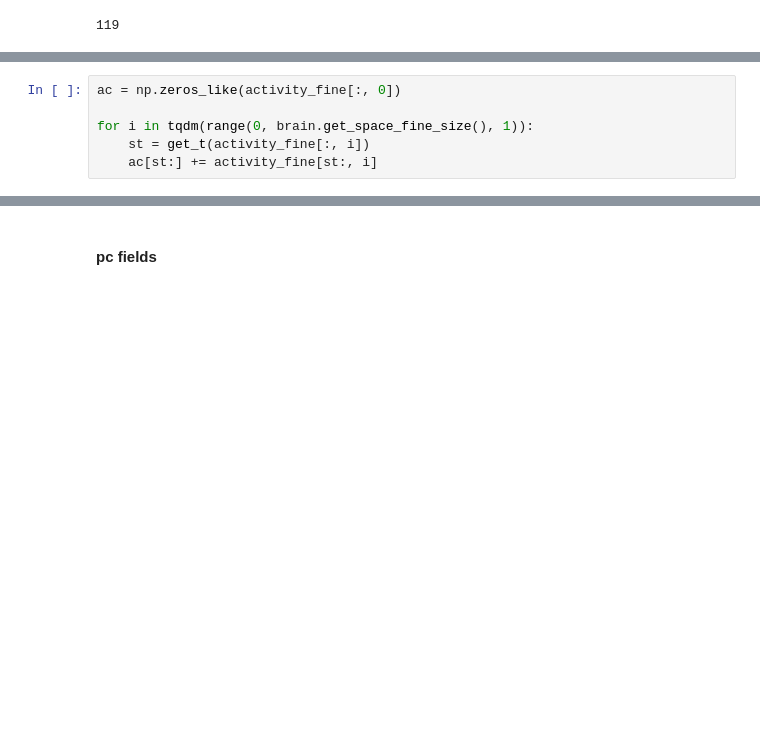
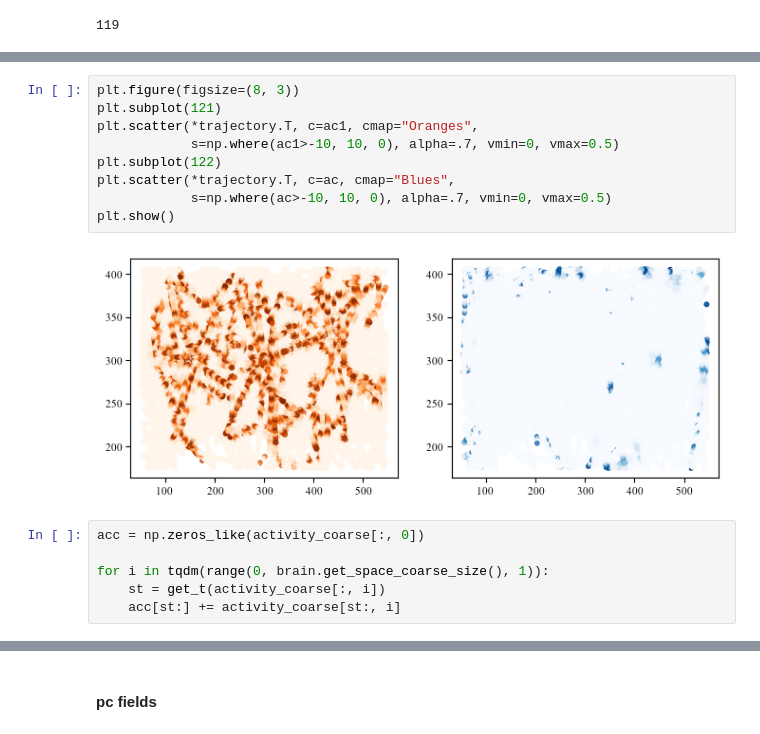
Before and after one commit to iKiru-hub/PCNN, a Jupyter notebook: notebooks/lab_pcore_2.ipynb, the cells around one changed output, grey strips where cells are left out. Drawn from its saved outputs; the diff is of its cells as text; blank space fills up the shorter version.

```diff
--- a/notebooks/lab_pcore_2.ipynb
+++ b/notebooks/lab_pcore_2.ipynb
@@ -942,7 +974,18 @@ plt.show()
+# %%
+plt.figure(figsize=(8, 3))
+plt.subplot(121)
+plt.scatter(*trajectory.T, c=ac1, cmap="Oranges",
+            s=np.where(ac1>-10, 10, 0), alpha=.7, vmin=0, vmax=0.5)
+plt.subplot(122)
+plt.scatter(*trajectory.T, c=ac, cmap="Blues",
+            s=np.where(ac>-10, 10, 0), alpha=.7, vmin=0, vmax=0.5)
+plt.show()
+# %% [output]
+[figure, added]
 # %%
-ac = np.zeros_like(activity_fine[:, 0])
+acc = np.zeros_like(activity_coarse[:, 0])
 
-for i in tqdm(range(0, brain.get_space_fine_size(), 1)):
-    st = get_t(activity_fine[:, i])
-    ac[st:] += activity_fine[st:, i]
+for i in tqdm(range(0, brain.get_space_coarse_size(), 1)):
+    st = get_t(activity_coarse[:, i])
+    acc[st:] += activity_coarse[st:, i]
 # %%
```
Also changed, not shown: parts of 30 cells of this notebook.
